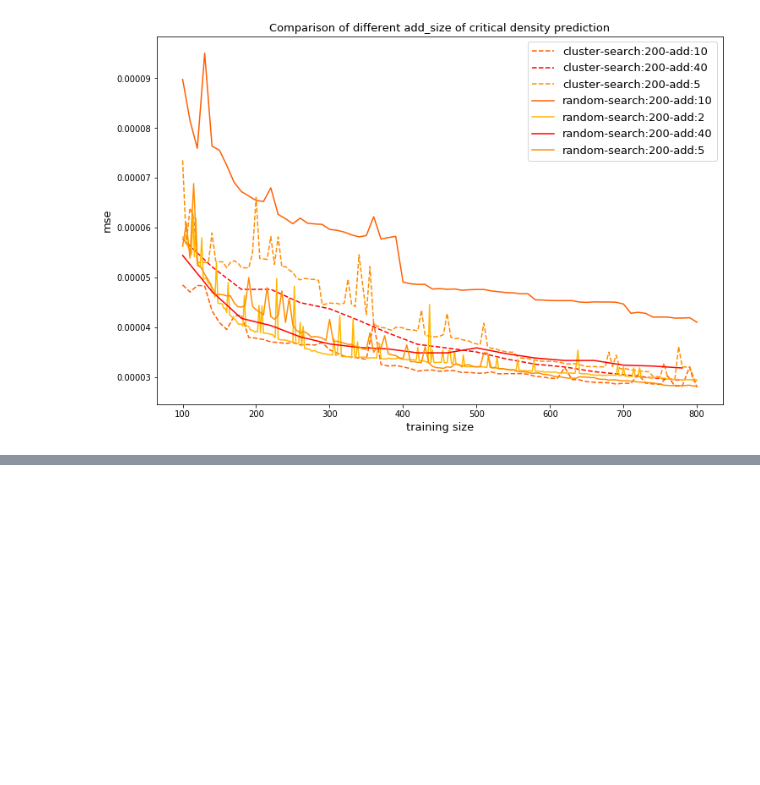
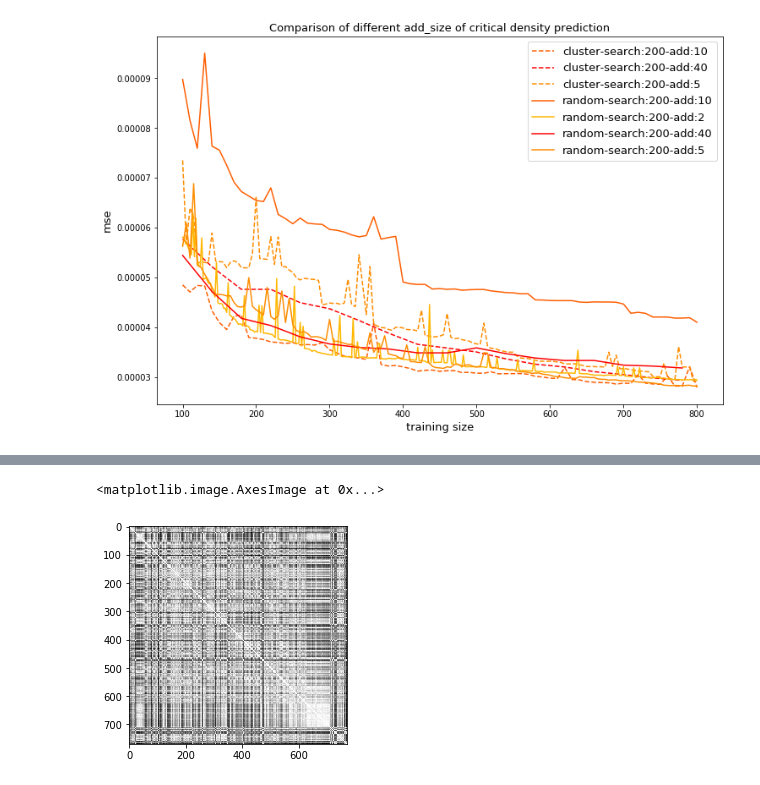
Before and after one commit to Xiangyan93/Molecular_ML, a Jupyter notebook: notebook/active learning method comparison.ipynb, the cells around one changed output, grey strips where cells are left out. Cells and saved outputs as stored; diff of their text form; code cells hidden in the pictures; blank space fills up the shorter version.

```diff
--- a/notebook/active learning method comparison.ipynb
+++ b/notebook/active learning method comparison.ipynb
@@ -198,0 +392,8 @@ plt.legend(fontsize=fontsize)
+# %%
+kernel_list = [smile2graph(i) for i in grouped.get_group(str(300))['SMILES'].values]
+# %%
+a_kernel = normal_kernel(kernel_list)
+plt.imshow(a_kernel, cmap=plt.cm.gray)
+# %% [output]
+<matplotlib.image.AxesImage at 0x...>
+[figure, added]
```
Also changed, not shown: parts of 20 cells of this notebook, 4 other files.
